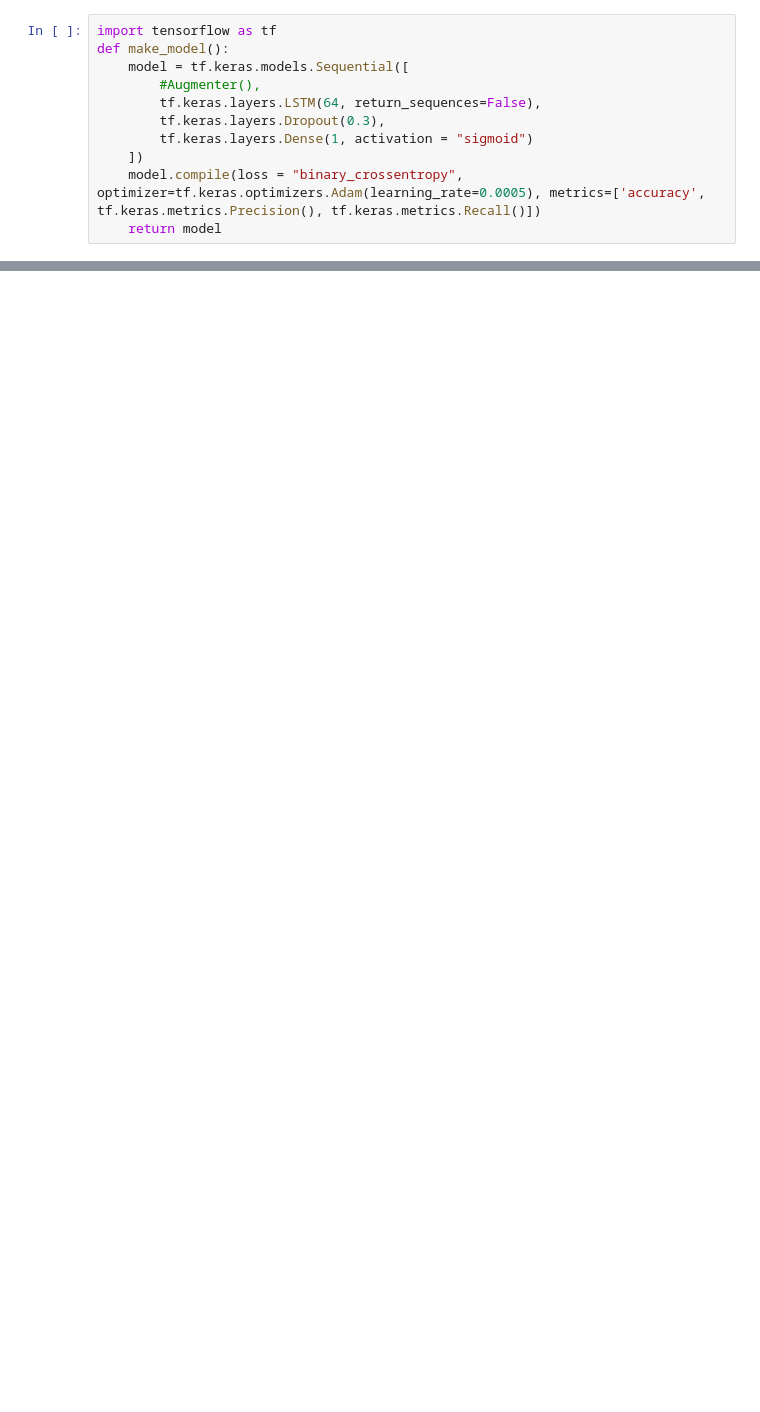
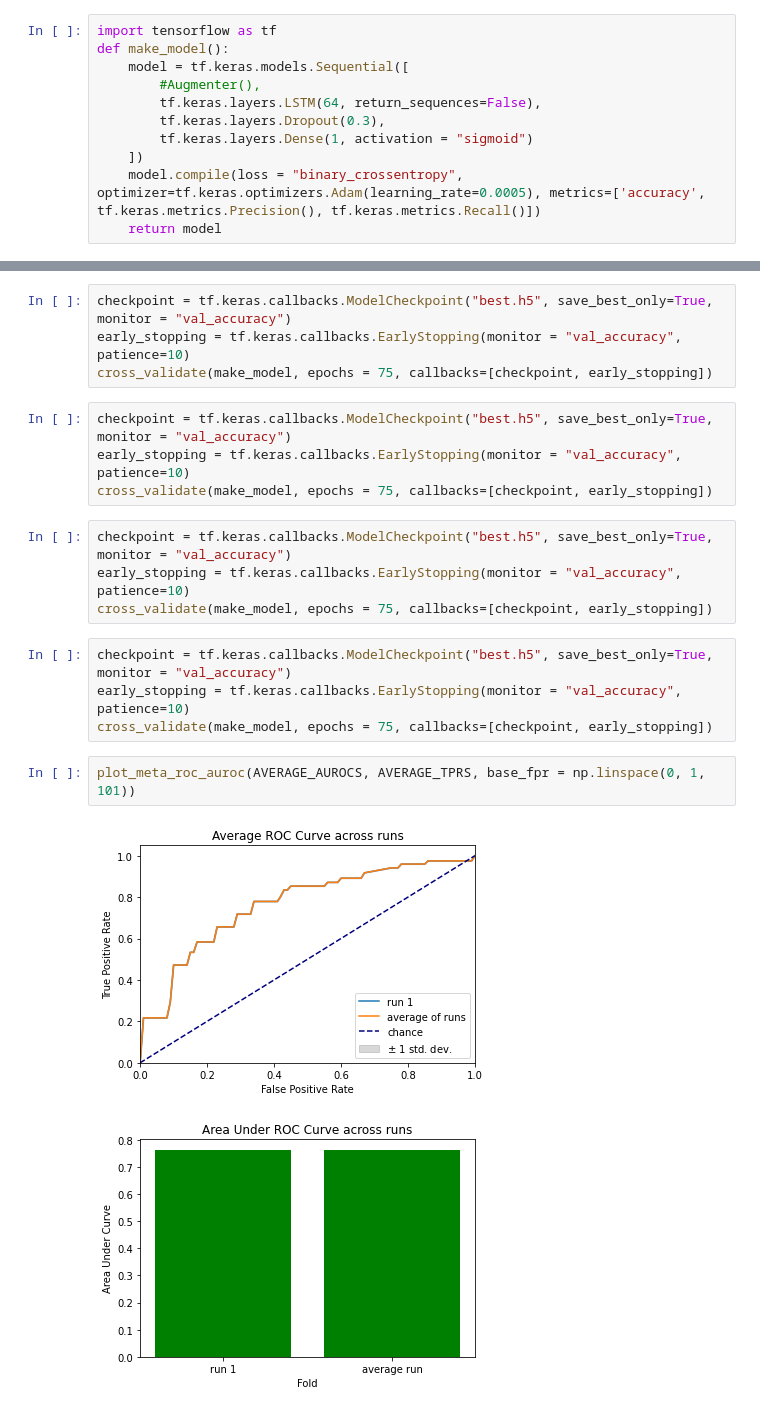
Before and after one commit to anish-lakkapragada/Hand-Classification-For-Autism-Diagnosis, a Jupyter notebook: all_landmark_results.ipynb, the cells around one changed output, grey strips where cells are left out. Saved outputs shown, nothing was run; the diff lists cells and outputs as text; blank space fills up the shorter version.

```diff
--- a/all_landmark_results.ipynb
+++ b/all_landmark_results.ipynb
@@ -562,0 +637,21 @@ prediction for video armflapping_1.mov is [[0.3246404]]
+# %%
+checkpoint = tf.keras.callbacks.ModelCheckpoint("best.h5", save_best_only=True, monitor = "val_accuracy")
+early_stopping = tf.keras.callbacks.EarlyStopping(monitor = "val_accuracy", patience=10)
+cross_validate(make_model, epochs = 75, callbacks=[checkpoint, early_stopping])
+# %%
+checkpoint = tf.keras.callbacks.ModelCheckpoint("best.h5", save_best_only=True, monitor = "val_accuracy")
+early_stopping = tf.keras.callbacks.EarlyStopping(monitor = "val_accuracy", patience=10)
+cross_validate(make_model, epochs = 75, callbacks=[checkpoint, early_stopping])
+# %%
+checkpoint = tf.keras.callbacks.ModelCheckpoint("best.h5", save_best_only=True, monitor = "val_accuracy")
+early_stopping = tf.keras.callbacks.EarlyStopping(monitor = "val_accuracy", patience=10)
+cross_validate(make_model, epochs = 75, callbacks=[checkpoint, early_stopping])
+# %%
+checkpoint = tf.keras.callbacks.ModelCheckpoint("best.h5", save_best_only=True, monitor = "val_accuracy")
+early_stopping = tf.keras.callbacks.EarlyStopping(monitor = "val_accuracy", patience=10)
+cross_validate(make_model, epochs = 75, callbacks=[checkpoint, early_stopping])
+# %%
+plot_meta_roc_auroc(AVERAGE_AUROCS, AVERAGE_TPRS, base_fpr = np.linspace(0, 1, 101))
+# %% [output]
+[figure, added]
+[figure, added]
```
Also changed, not shown: parts of 17 cells of this notebook, 2 other files.
